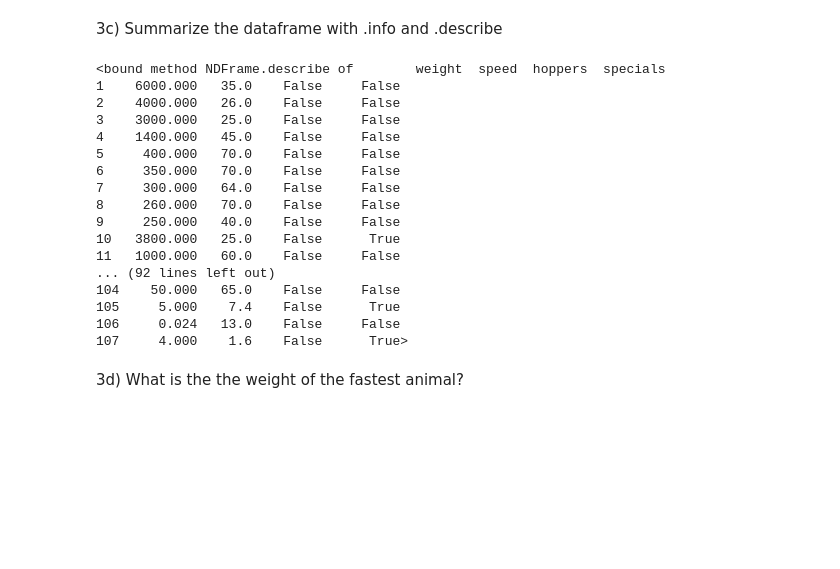
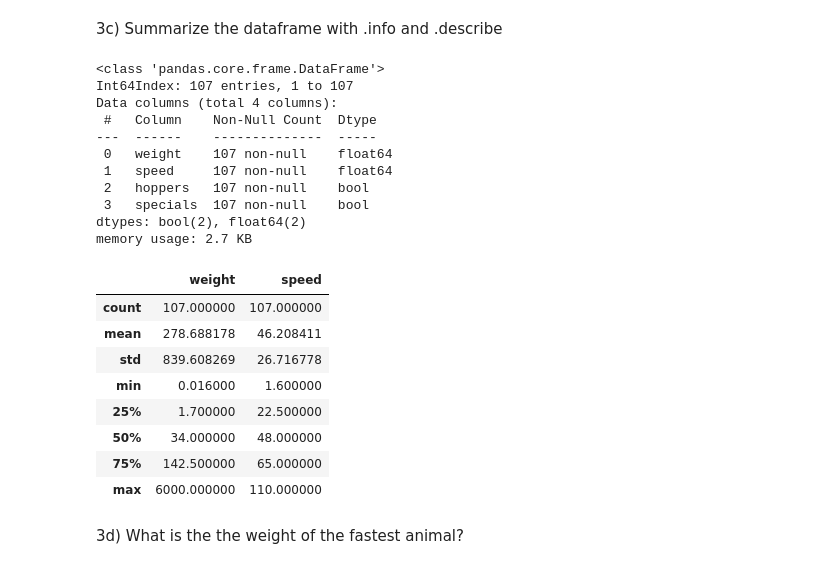
Before and after one commit to gilbert-noriega-ii/numpy-pandas-visualization-exercises, a Jupyter notebook: dataframes.ipynb, the cells around one changed output. Cells and saved outputs as stored; diff of their text form; code cells hidden in the pictures; blank space fills up the shorter version.

```diff
--- a/dataframes.ipynb
+++ b/dataframes.ipynb
@@ -387,26 +450,31 @@ dtype: object
 # %% [markdown]
 3c) Summarize the dataframe with .info and .describe
 # %%
-mammals.info
-mammals.describe
+mammals.info()
 # %% [output]
-<bound method NDFrame.describe of        weight  speed  hoppers  specials
-1    6000.000   35.0    False     False
-2    4000.000   26.0    False     False
-3    3000.000   25.0    False     False
-4    1400.000   45.0    False     False
-5     400.000   70.0    False     False
-6     350.000   70.0    False     False
-7     300.000   64.0    False     False
-8     260.000   70.0    False     False
-9     250.000   40.0    False     False
-10   3800.000   25.0    False      True
-11   1000.000   60.0    False     False
-... (92 lines left out)
-104    50.000   65.0    False     False
-105     5.000    7.4    False      True
-106     0.024   13.0    False     False
-107     4.000    1.6    False      True>
+<class 'pandas.core.frame.DataFrame'>
+Int64Index: 107 entries, 1 to 107
+Data columns (total 4 columns):
+ #   Column    Non-Null Count  Dtype
+---  ------    --------------  -----
+ 0   weight    107 non-null    float64
+ 1   speed     107 non-null    float64
+ 2   hoppers   107 non-null    bool
+ 3   specials  107 non-null    bool
+dtypes: bool(2), float64(2)
+memory usage: 2.7 KB
+# %%
+mammals.describe()
+# %% [output]
+|  | weight | speed |
+| count | 107.000000 | 107.000000 |
+| mean | 278.688178 | 46.208411 |
+| std | 839.608269 | 26.716778 |
+| min | 0.016000 | 1.600000 |
+| 25% | 1.700000 | 22.500000 |
+| 50% | 34.000000 | 48.000000 |
+| 75% | 142.500000 | 65.000000 |
+| max | 6000.000000 | 110.000000 |
 # %% [markdown]
 3d) What is the the weight of the fastest animal?
 # %%
```
Also changed, not shown: parts of 12 cells of this notebook.
